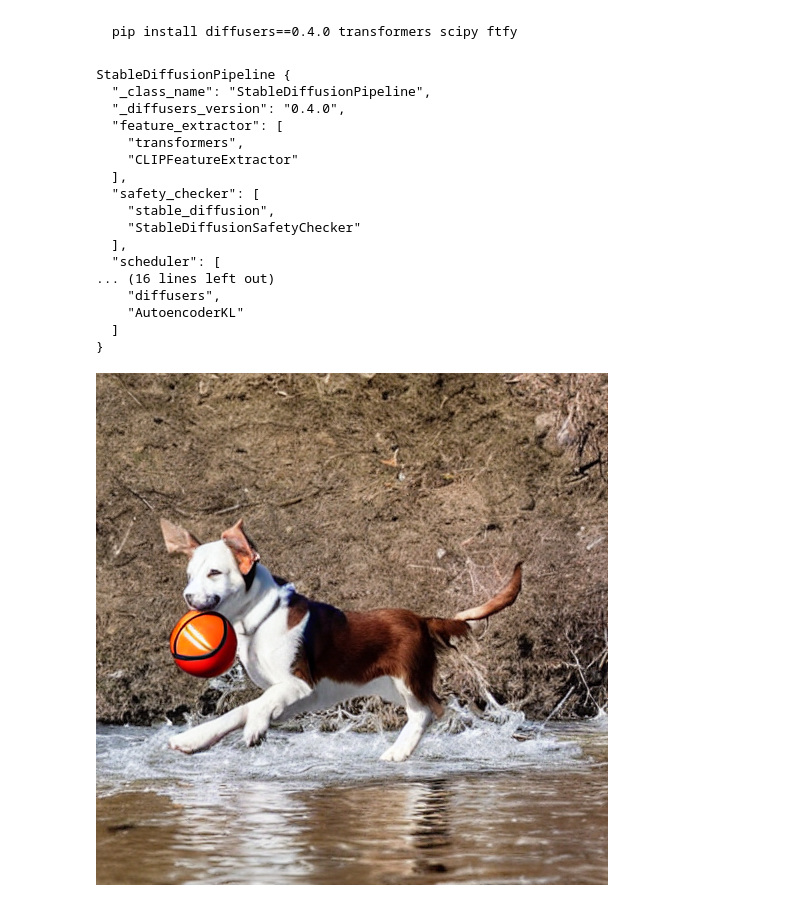
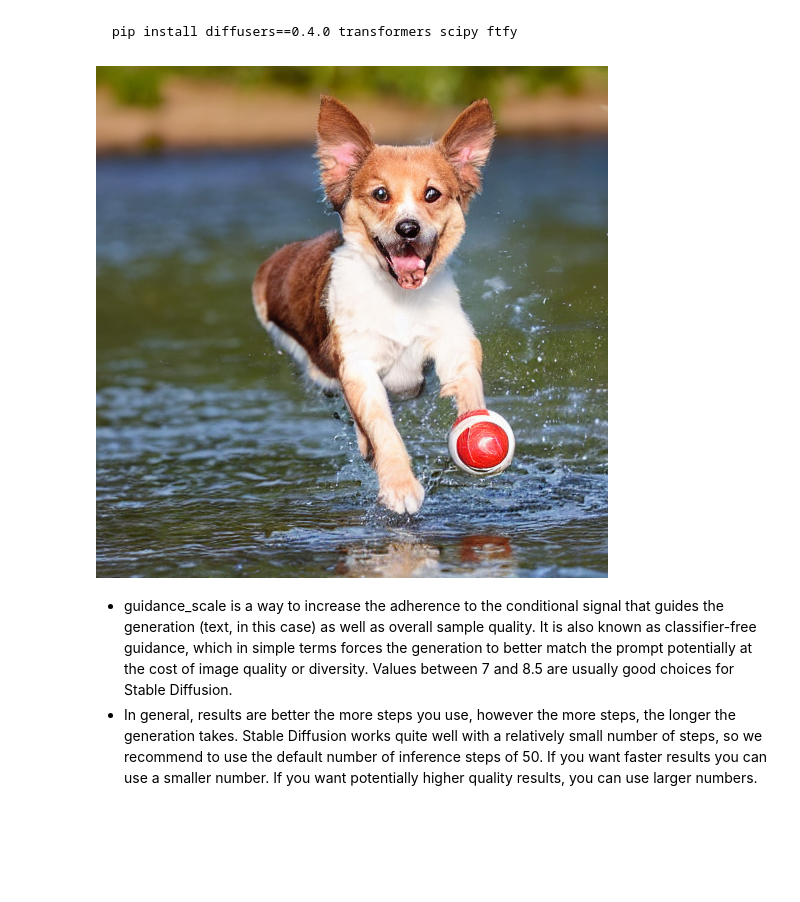
Before and after one commit to juansensio/blog, a Jupyter notebook: 111_hf_sd/111_hf_sd.ipynb, the cells around one changed output. Saved outputs shown, nothing was run; the diff lists cells and outputs as text; code cells hidden in the pictures; blank space fills up the shorter version.

```diff
--- a/111_hf_sd/111_hf_sd.ipynb
+++ b/111_hf_sd/111_hf_sd.ipynb
@@ -21,32 +23,24 @@ token = os.environ['HFTOKEN']
-# %%
-from diffusers import StableDiffusionPipeline
-
-pipe = StableDiffusionPipeline.from_pretrained("CompVis/stable-diffusion-v1-4", use_auth_token=token)
-pipe.to('cuda')
-# %% [output]
-StableDiffusionPipeline {
-  "_class_name": "StableDiffusionPipeline",
-  "_diffusers_version": "0.4.0",
-  "feature_extractor": [
-    "transformers",
-    "CLIPFeatureExtractor"
-  ],
-  "safety_checker": [
-    "stable_diffusion",
-    "StableDiffusionSafetyChecker"
-  ],
-  "scheduler": [
-... (16 lines left out)
-    "diffusers",
-    "AutoencoderKL"
-  ]
-}
+# %%
+from PIL import Image
+
+def image_grid(imgs, rows, cols):
+    assert len(imgs) == rows*cols
+
+    w, h = imgs[0].size
+    grid = Image.new('RGB', size=(cols*w, rows*h))
+    grid_w, grid_h = grid.size
+
+    for i, img in enumerate(imgs):
+        grid.paste(img, box=(i%cols*w, i//cols*h))
+    return grid
 # %%
 # prompt = "a photograph of an astronaut riding a horse"
-prompt = "a white and brown american stafford playing with a ball in the river"
+prompt = "a photograph of a white and brown American Staffordshire Terrier playing with a ball in the river"
 
-image = pipe(prompt)["sample"][0]
+image = pipe(prompt)["sample"]
+image_grid(image, rows=1, cols=1)
+# %% [output]
+[figure, added]
-# %%
-image
-# %% [output]
-[figure, removed]
+# %% [markdown]
+- guidance_scale is a way to increase the adherence to the conditional signal that guides the generation (text, in this case) as well as overall sample quality. It is also known as classifier-free guidance, which in simple terms forces the generation to better match the prompt potentially at the cost of image quality or diversity. Values between 7 and 8.5 are usually good choices for Stable Diffusion.
+- In general, results are better the more steps you use, however the more steps, the longer the generation takes. Stable Diffusion works quite well with a relatively small number of steps, so we recommend to use the default number of inference steps of 50. If you want faster results you can use a smaller number. If you want potentially higher quality results, you can use larger numbers.
```
Also changed, not shown: parts of 2 cells of this notebook, 1 other file.
